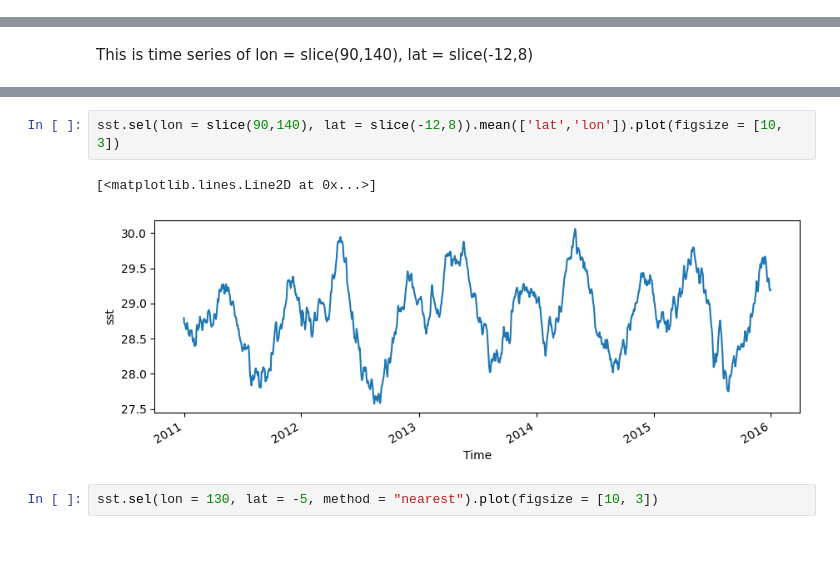
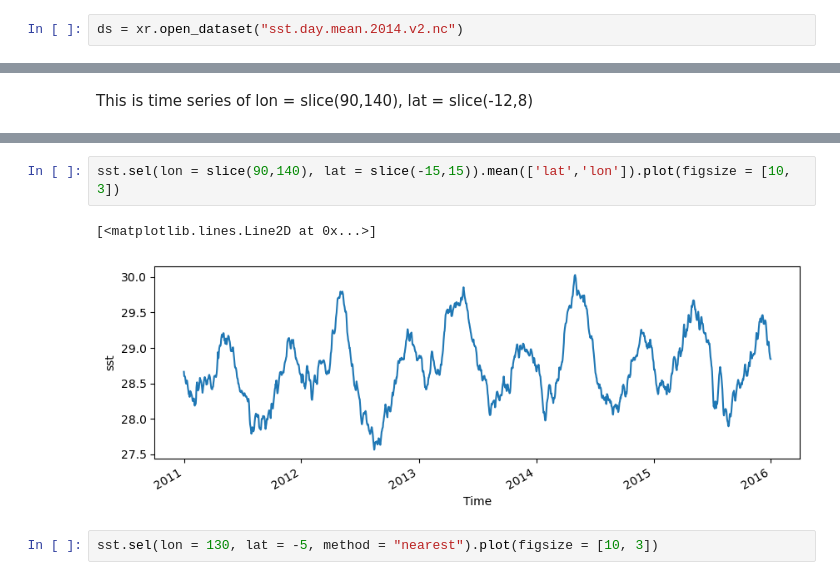
Before and after one commit to syedhamidali/test_scripts, a Jupyter notebook: sst_analysis_tutorial.ipynb, the cells around one changed output, grey strips where cells are left out. Drawn from its saved outputs; the diff is of its cells as text; blank space fills up the shorter version.

```diff
--- a/sst_analysis_tutorial.ipynb
+++ b/sst_analysis_tutorial.ipynb
@@ -15,0 +67,2 @@ ds = xr.open_mfdataset("sst.day*nc")
+# %%
+ds = xr.open_dataset("sst.day.mean.2014.v2.nc")
@@ -77,8 +201,8 @@ This is time series of lon = slice(90,140), lat = slice(-12,8)
 # %%
-sst.sel(lon = slice(90,140), lat = slice(-12,8)).mean(['lat','lon']).plot(figsize = [10, 3])
+sst.sel(lon = slice(90,140), lat = slice(-15,15)).mean(['lat','lon']).plot(figsize = [10, 3])
 # %% [output]
 [<matplotlib.lines.Line2D at 0x...>]
-[figure, old version]
+[figure, new version]
 # %%
 sst.sel(lon = 130, lat = -5, method = "nearest").plot(figsize = [10, 3])
 # %% [output]
```
Also changed, not shown: parts of 19 cells of this notebook.
